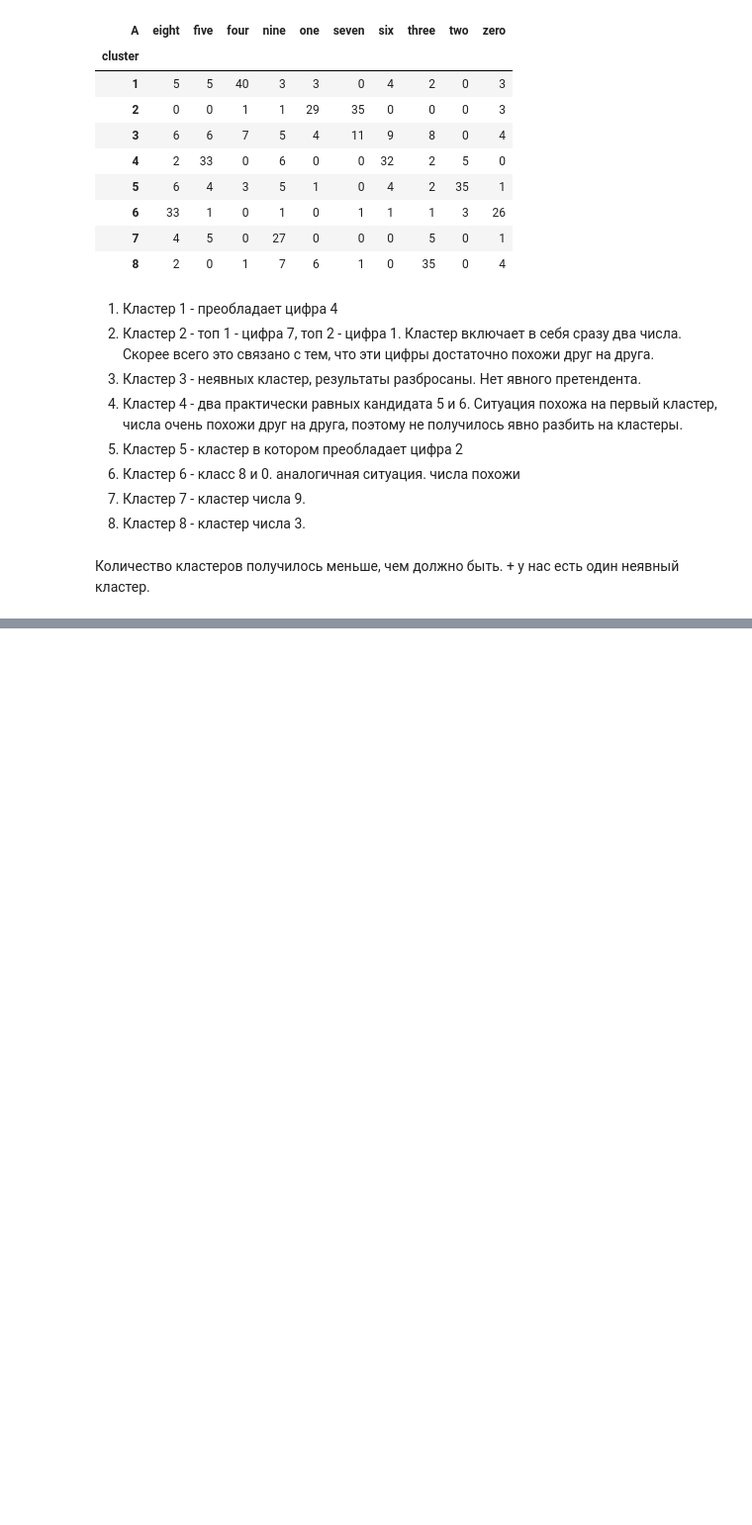
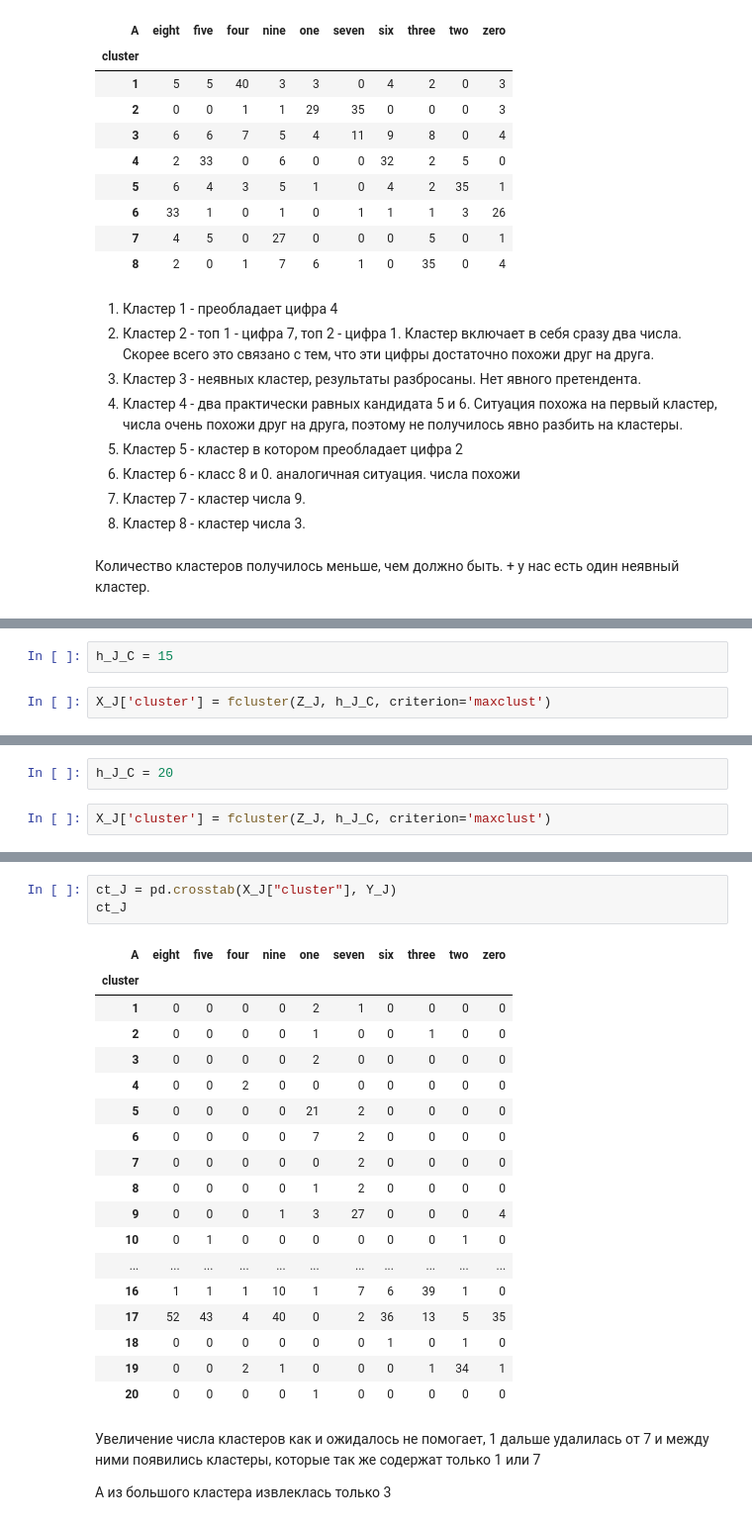
Before and after one commit to potyomin/DA_on_python_labs, a Jupyter notebook: notebooks/lab_1_3.ipynb, the cells around one changed output, grey strips where cells are left out. Shown at 99% size. Cells and saved outputs as stored; diff of their text form; blank space fills up the shorter version.

```diff
--- a/notebooks/lab_1_3.ipynb
+++ b/notebooks/lab_1_3.ipynb
@@ -278,0 +592,4 @@ Z = linkage(X_2, method='ward', metric='euclidean')
+# %%
+h_J_C = 15
+# %%
+X_J['cluster'] = fcluster(Z_J, h_J_C, criterion='maxclust')
@@ -278,0 +676,4 @@ Z = linkage(X_2, method='ward', metric='euclidean')
+# %%
+h_J_C = 20
+# %%
+X_J['cluster'] = fcluster(Z_J, h_J_C, criterion='maxclust')
@@ -278,0 +721,26 @@ Z = linkage(X_2, method='ward', metric='euclidean')
+# %%
+ct_J = pd.crosstab(X_J["cluster"], Y_J)
+ct_J
+# %% [output]
+| A | eight | five | four | nine | one | seven | six | three | two | zero |
+| cluster |  |  |  |  |  |  |  |  |  |  |
+| 1 | 0 | 0 | 0 | 0 | 2 | 1 | 0 | 0 | 0 | 0 |
+| 2 | 0 | 0 | 0 | 0 | 1 | 0 | 0 | 1 | 0 | 0 |
+| 3 | 0 | 0 | 0 | 0 | 2 | 0 | 0 | 0 | 0 | 0 |
+| 4 | 0 | 0 | 2 | 0 | 0 | 0 | 0 | 0 | 0 | 0 |
+| 5 | 0 | 0 | 0 | 0 | 21 | 2 | 0 | 0 | 0 | 0 |
+| 6 | 0 | 0 | 0 | 0 | 7 | 2 | 0 | 0 | 0 | 0 |
+| 7 | 0 | 0 | 0 | 0 | 0 | 2 | 0 | 0 | 0 | 0 |
+| 8 | 0 | 0 | 0 | 0 | 1 | 2 | 0 | 0 | 0 | 0 |
+| 9 | 0 | 0 | 0 | 1 | 3 | 27 | 0 | 0 | 0 | 4 |
+| 10 | 0 | 1 | 0 | 0 | 0 | 0 | 0 | 0 | 1 | 0 |
+| ... | ... | ... | ... | ... | ... | ... | ... | ... | ... | ... |
+| 16 | 1 | 1 | 1 | 10 | 1 | 7 | 6 | 39 | 1 | 0 |
+| 17 | 52 | 43 | 4 | 40 | 0 | 2 | 36 | 13 | 5 | 35 |
+| 18 | 0 | 0 | 0 | 0 | 0 | 0 | 1 | 0 | 1 | 0 |
+| 19 | 0 | 0 | 2 | 1 | 0 | 0 | 0 | 1 | 34 | 1 |
+| 20 | 0 | 0 | 0 | 0 | 1 | 0 | 0 | 0 | 0 | 0 |
+# %% [markdown]
+Увеличение числа кластеров как и ожидалось не помогает, 1 дальше удалилась от 7 и между ними появились кластеры, которые так же содержат только 1 или 7
+
+А из большого кластера извлеклась только 3
```
Also changed, not shown: parts of 70 cells of this notebook.
